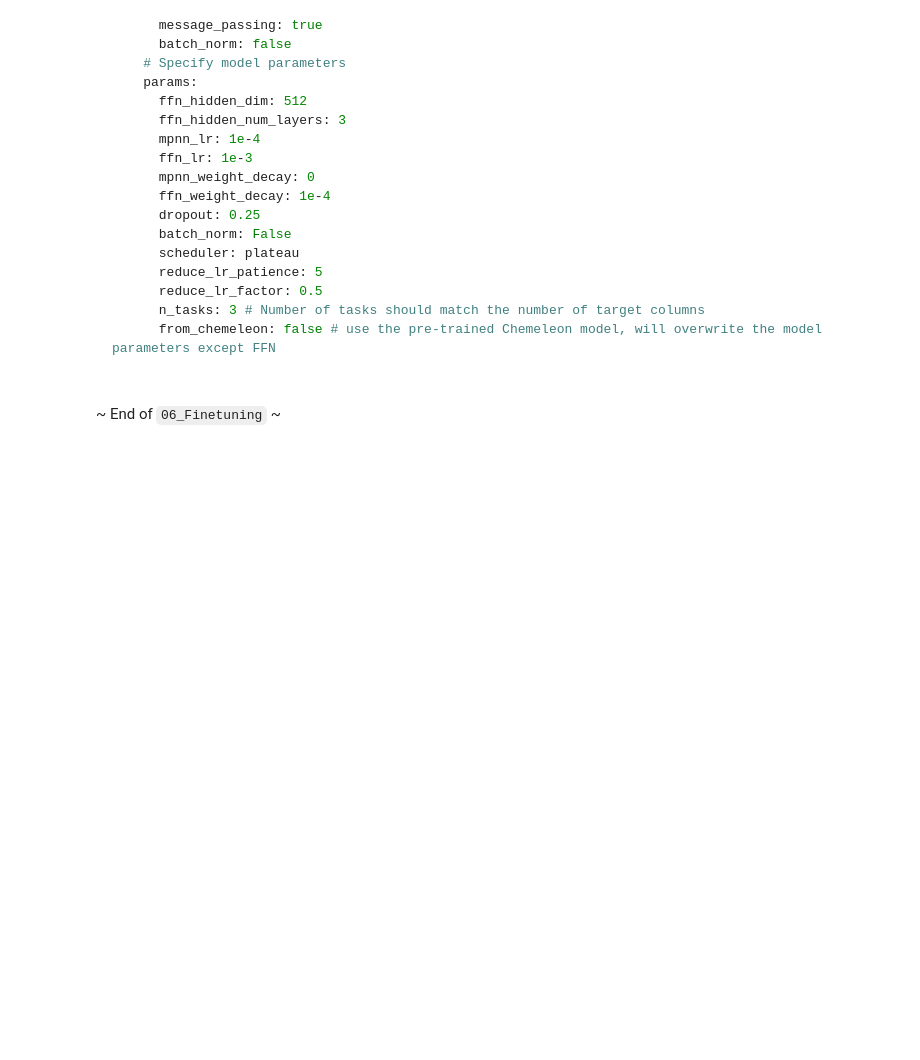
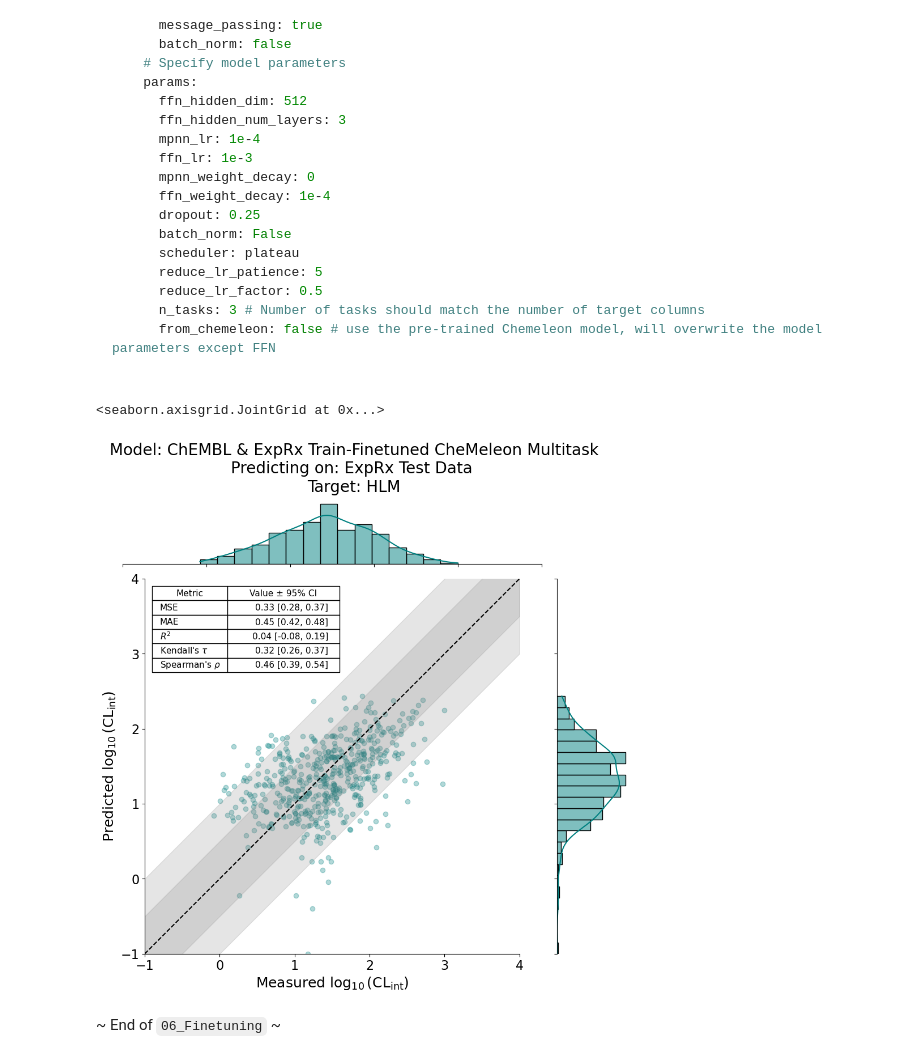
Before and after one commit to OpenADMET/openadmet-demos, a Jupyter notebook: docs/source/demos/06_Finetuning/06_Finetuning.ipynb, the cells around one changed output. Drawn from its saved outputs; the diff is of its cells as text; code cells hidden in the pictures; blank space fills up the shorter version.

````diff
--- a/docs/source/demos/06_Finetuning/06_Finetuning.ipynb
+++ b/docs/source/demos/06_Finetuning/06_Finetuning.ipynb
@@ -224,5 +212,39 @@ You can do this very easily in the ANVIL recipe `yaml` file, under the `model` s
       from_chemeleon: false # use the pre-trained Chemeleon model, will overwrite the model parameters except FFN
 
 ```
+# %%
+checkpoint_preds = pd.read_csv("checkpoint_training/predictions.csv")
+
+ckpt_preds = checkpoint_preds['OADMET_PRED_chemprop_LOG_CLint_HLM'].to_numpy()
+ckpt_true = checkpoint_preds['LOG_CLint_HLM'].to_numpy()
+
+evaluator = RegressionMetrics()
+data = RegressionMetrics.evaluate(
+    evaluator,
+    y_true=ckpt_preds,
+    y_pred=ckpt_true,
+    tag="CLint",
+    target_label="Log10_CLint"
+    )
+
+stat_dict = RegressionMetrics.get_stat_dict(evaluator, "task_0")
+
+RegressionPlots.regplot(
+    y_true=ckpt_preds,
+    y_pred=ckpt_true,
+    xlabel=r"Measured $\log_{10}(\mathrm{CL}_{\mathrm{int}})$",
+    ylabel=r"Predicted $\log_{10}(\mathrm{CL}_{\mathrm{int}})$",
+    title="Model: ChEMBL & ExpRx Train-Finetuned CheMeleon Multitask\n"
+    "Predicting on: ExpRx Test Data \n"
+    "Target: HLM",
+    stat_dict=stat_dict,
+    pXC50=True,
+    min_val=-1,
+    max_val=4,
+    fit_reg=False
+)
+# %% [output]
+<seaborn.axisgrid.JointGrid at 0x...>
+[figure, added]
 # %% [markdown]
 ~ End of `06_Finetuning` ~
````
Also changed, not shown: parts of 3 cells of this notebook, 1 other file.
